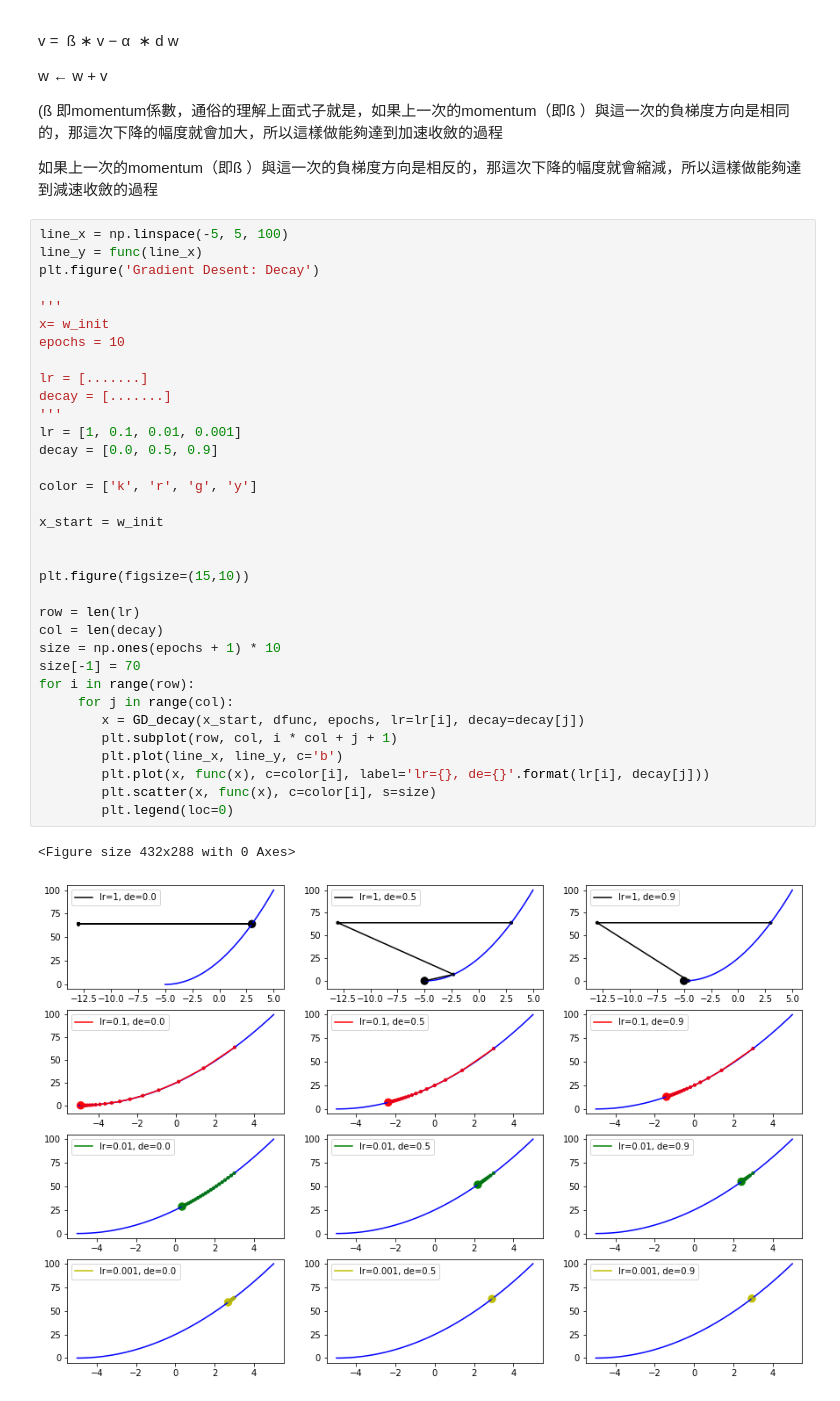
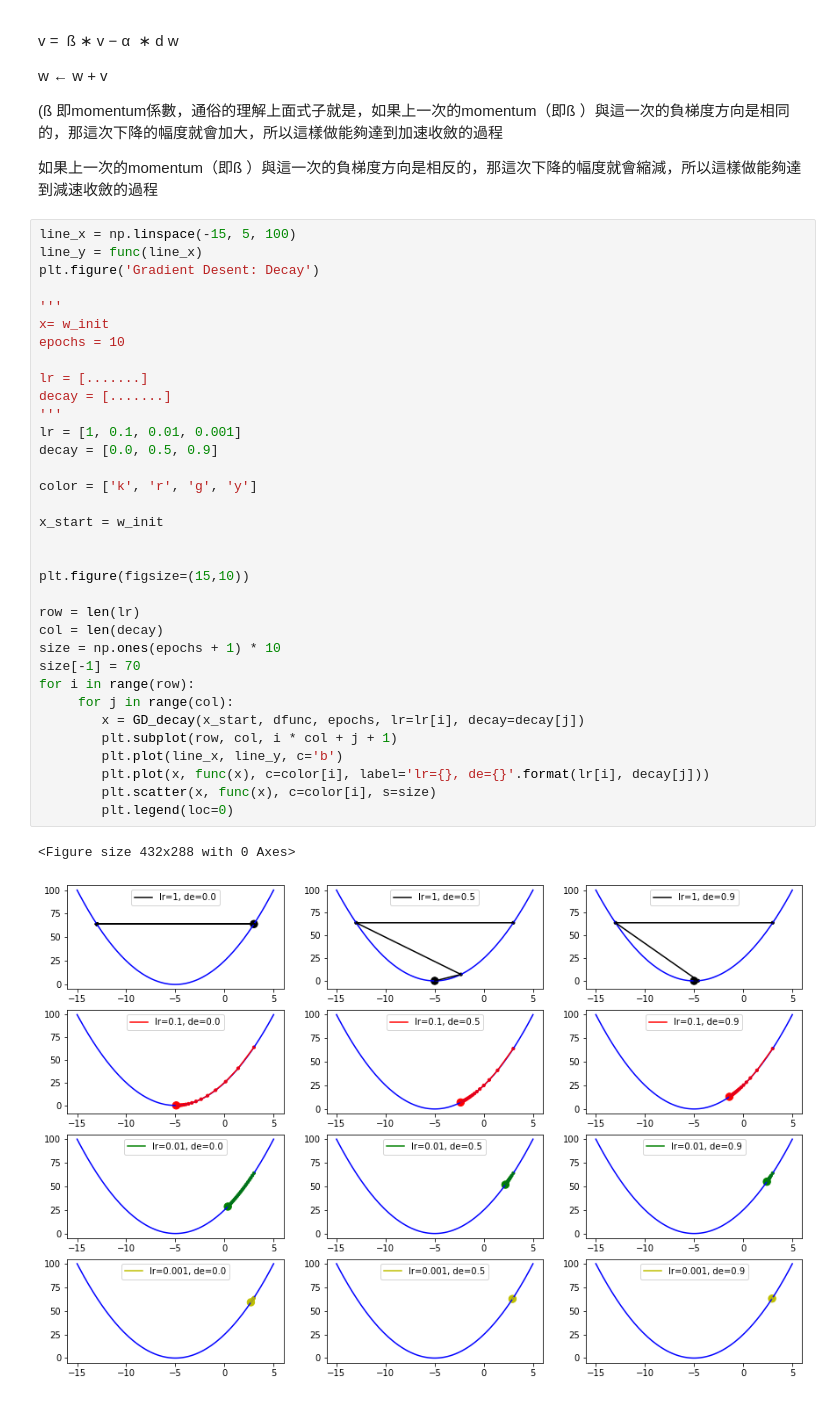
Before and after one commit to kung-bill/3rd-ML100Days, a Jupyter notebook: homework/Day_074-Gradient_Descent_HW.ipynb, the cells around one changed output. Drawn from its saved outputs; the diff is of its cells as text.

```diff
--- a/homework/Day_074-Gradient_Descent_HW.ipynb
+++ b/homework/Day_074-Gradient_Descent_HW.ipynb
@@ -169,7 +169,7 @@ w ← w + v
 
 如果上一次的momentum（即ß ）與這一次的負梯度方向是相反的，那這次下降的幅度就會縮減，所以這樣做能夠達到減速收斂的過程
 # %%
-line_x = np.linspace(-5, 5, 100)
+line_x = np.linspace(-15, 5, 100)
 line_y = func(line_x)
 plt.figure('Gradient Desent: Decay')
 
@@ -177,31 +177,31 @@ plt.figure('Gradient Desent: Decay')
 x= w_init
 epochs = 10
 
 lr = [.......]
 decay = [.......]
 '''
 lr = [1, 0.1, 0.01, 0.001]
 decay = [0.0, 0.5, 0.9]
 
 color = ['k', 'r', 'g', 'y']
 
 x_start = w_init
 
 
 plt.figure(figsize=(15,10))
 
 row = len(lr)
 col = len(decay)
 size = np.ones(epochs + 1) * 10
 size[-1] = 70
 for i in range(row):
      for j in range(col):
         x = GD_decay(x_start, dfunc, epochs, lr=lr[i], decay=decay[j])
         plt.subplot(row, col, i * col + j + 1)
         plt.plot(line_x, line_y, c='b')
         plt.plot(x, func(x), c=color[i], label='lr={}, de={}'.format(lr[i], decay[j]))
         plt.scatter(x, func(x), c=color[i], s=size)
         plt.legend(loc=0)
 # %% [output]
 <Figure size 432x288 with 0 Axes>
-[figure, old version]
+[figure, new version]
```
